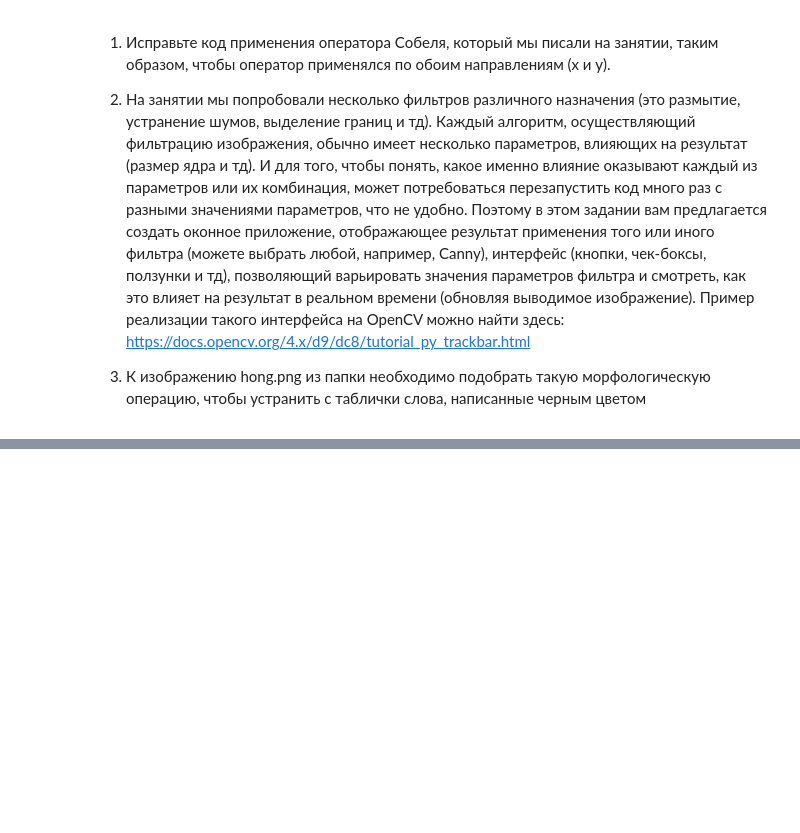
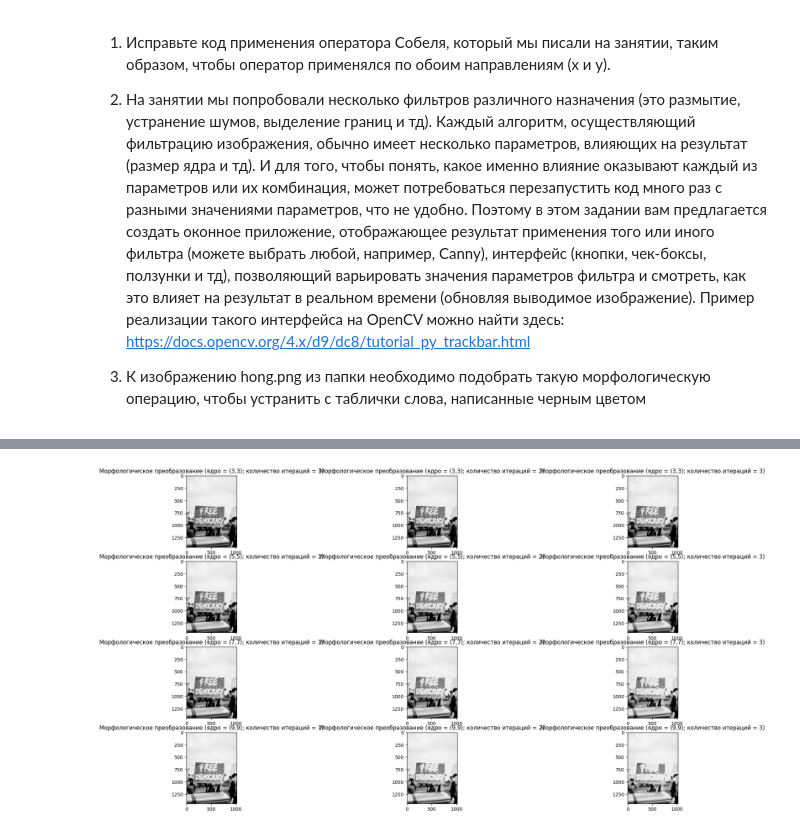
Before and after one commit to B3aRrrr/M8LabsAndHomeworks, a Jupyter notebook: Sem3/Lab5/main.ipynb, the cells around one changed output, grey strips where cells are left out. Cells and saved outputs as stored; diff of their text form; code cells hidden in the pictures; blank space fills up the shorter version.

```diff
--- a/Sem3/Lab5/main.ipynb
+++ b/Sem3/Lab5/main.ipynb
@@ -181,0 +245,23 @@ torch.save(model.state_dict(), 'model.ckpt')
+# %%
+kernel_size_list = list(range(3,10,2));
+iterations_list = list(range(1,4))
+# Создание комбинаций параметров
+param_combinations = list(itertools.product(
+    kernel_size_list, iterations_list
+))
+outputs = {}
+cols = 3  #
+rows = len(param_combinations) // cols + 1  # количество строк в таблице
+
+plt.figure(figsize=(24,16))
+for i, (kernel_size,iterations) in enumerate(param_combinations):
+    kernel = np.ones((kernel_size,kernel_size),np.uint8)
+    img4 = img.copy()
+    img4 = cv.dilate(img4,kernel,iterations = iterations)
+    plt.subplot(rows, cols, i+1)
+    plt.imshow(img4, cmap="gray")
+    plt.title(f'Морфологическое преобразование (ядро = ({kernel_size},{kernel_size}); количество итераций = {iterations})')
+# plt.tight_layout()
+plt.show()
+# %% [output]
+[figure, added]
```
Also changed, not shown: parts of 10 cells of this notebook.
